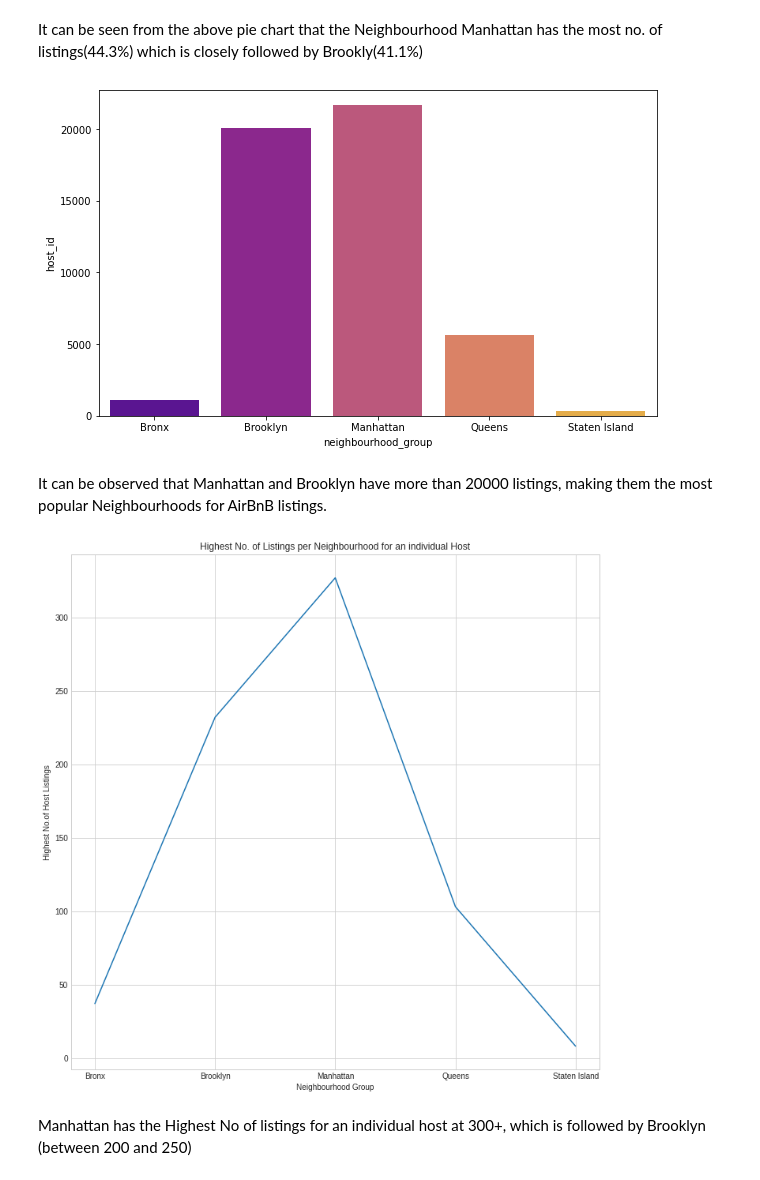
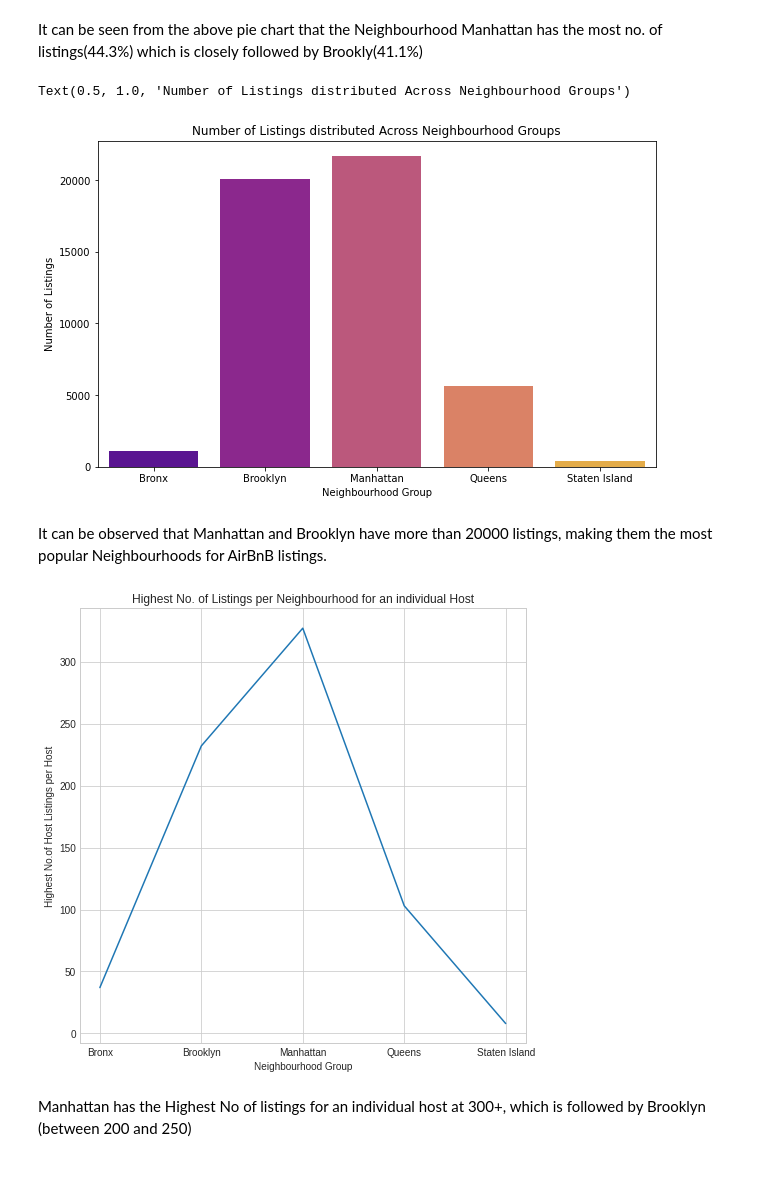
Before and after one commit to Pranit07G/PG-AlmaBetter-EDA-AirBNB-NYC, a Jupyter notebook: Airbnb_Bookings_Analysis_Capstone_Project.ipynb, the cells around one changed output. Saved outputs shown, nothing was run; the diff lists cells and outputs as text; code cells hidden in the pictures.

```diff
--- a/Airbnb_Bookings_Analysis_Capstone_Project.ipynb
+++ b/Airbnb_Bookings_Analysis_Capstone_Project.ipynb
@@ -188,32 +222,36 @@ plt.title("Neighbourhood groups with the most number of Listings", color = 'blac
 # %% [markdown]
 It can be seen from the above pie chart that the Neighbourhood Manhattan has the most no. of listings(44.3%) which is closely followed by Brookly(41.1%)
 # %%
-#Count of Host ID's distributed across Neighbourhood Group
+#Count of Listings distributed across Neighbourhood Group
 
-neighbourhood_prices = bnb_nyc.groupby("neighbourhood_group")["host_id"].count().reset_index()
+neighbourhood_listings = bnb_nyc.groupby("neighbourhood_group")["host_id"].count().reset_index()
 
 plt.figure(figsize=(10,6))
-sns.barplot(data=neighbourhood_prices, x=neighbourhood_prices["neighbourhood_group"], y=neighbourhood_prices["host_id"], palette='plasma');
+sns.barplot(data=neighbourhood_listings, x=neighbourhood_listings["neighbourhood_group"], y=neighbourhood_listings["host_id"], palette='plasma')
+plt.xlabel("Neighbourhood Group")
+plt.ylabel("Number of Listings")
+plt.title("Number of Listings distributed Across Neighbourhood Groups")
 # %% [output]
+Text(0.5, 1.0, 'Number of Listings distributed Across Neighbourhood Groups')
-[figure, old version]
+[figure, new version]
 # %% [markdown]
 It can be observed that Manhattan and Brooklyn have more than 20000 listings, making them the most popular Neighbourhoods for AirBnB listings.
 # %%
-# To determne the Highest No. of Listings per Neighbourhood for an individual Host
+# To determine the Highest No. of Listings per Neighbourhood for an individual Host
 
 nlmax_count = bnb_nyc.groupby("neighbourhood_group")["calculated_host_listings_count"].max().reset_index()
-plt.figure(figsize = (12,12))
+plt.figure(figsize = (8,8))
 plt.style.use('seaborn-whitegrid')
 ax = plt.axes()
 x = nlmax_count["neighbourhood_group"]
 y = nlmax_count["calculated_host_listings_count"]
 plt.xlabel("Neighbourhood Group")
-plt.ylabel("Highest No.of Host Listings")
+plt.ylabel("Highest No.of Host Listings per Host")
 plt.title("Highest No. of Listings per Neighbourhood for an individual Host")
 ax.plot(x , y)
 plt.show()
 # %% [output]
-[figure, old version]
+[figure, new version]
 # %% [markdown]
 Manhattan has the Highest No of listings for an individual host at 300+, which is followed by Brooklyn (between 200 and 250)
 # %%
```
Also changed, not shown: parts of 22 cells of this notebook.
